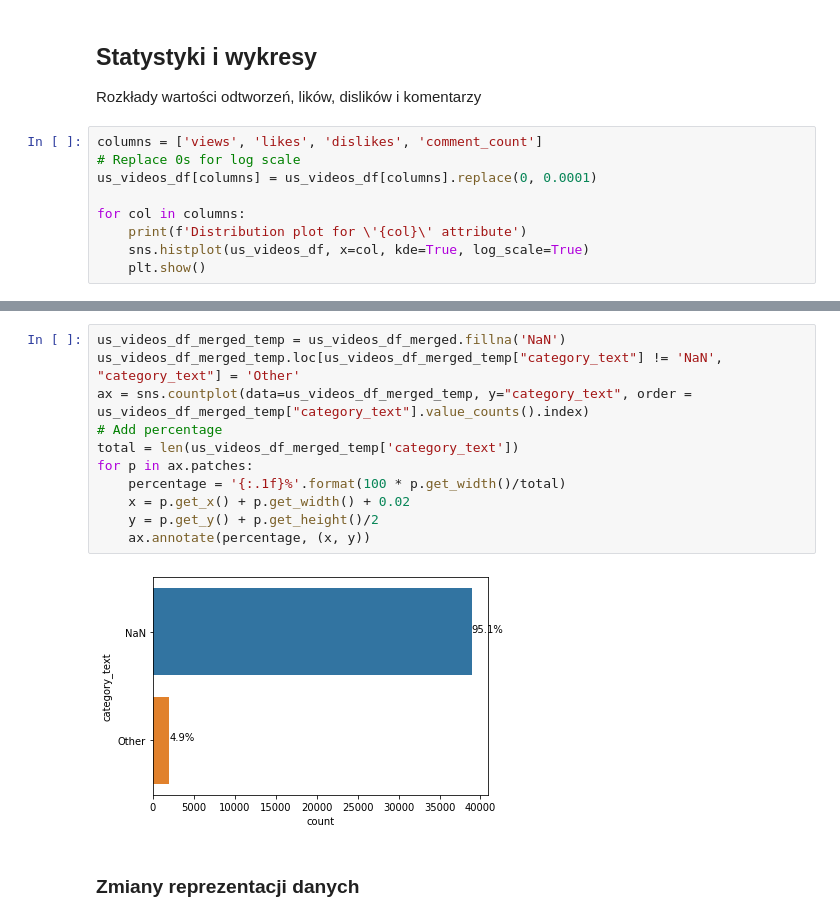
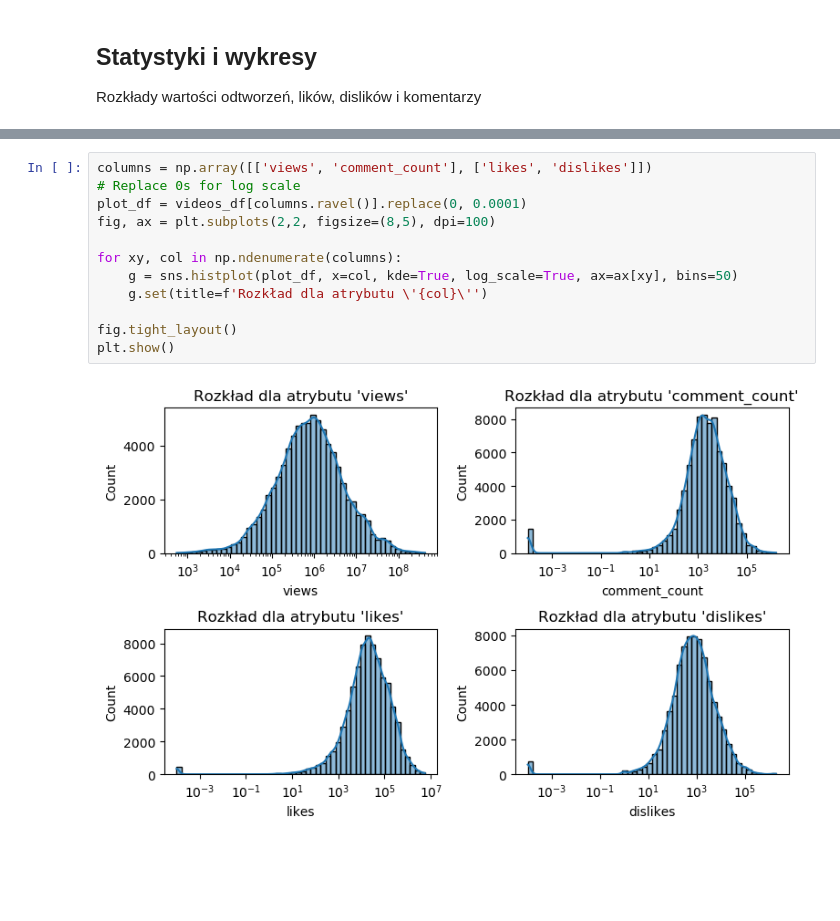
Before and after one commit to AxolotlOfConflagration/yt_trending_videos, a Jupyter notebook: checkpoint1.ipynb, the cells around one changed output, grey strips where cells are left out. Cells and saved outputs as stored; diff of their text form; blank space fills up the shorter version.

Commit message:
merged notebook

```diff
--- a/checkpoint1.ipynb
+++ b/checkpoint1.ipynb
@@ -138,12 +150,3 @@ for (title, channel), idx in {**us_missing, **gb_missing}.items():
 ## Statystyki i wykresy
 
 Rozkłady wartości odtworzeń, lików, dislików i komentarzy
-# %%
-columns = ['views', 'likes', 'dislikes', 'comment_count']
-# Replace 0s for log scale
-us_videos_df[columns] = us_videos_df[columns].replace(0, 0.0001)
-
-for col in columns:
-    print(f'Distribution plot for \'{col}\' attribute')
-    sns.histplot(us_videos_df, x=col, kde=True, log_scale=True)
-    plt.show()
@@ -216,15 +153,14 @@ sns.countplot(data=us_videos_df_merged, y="category_text", order = us_videos_df_
-# %%
-us_videos_df_merged_temp = us_videos_df_merged.fillna('NaN')
-us_videos_df_merged_temp.loc[us_videos_df_merged_temp["category_text"] != 'NaN', "category_text"] = 'Other'
-ax = sns.countplot(data=us_videos_df_merged_temp, y="category_text", order = us_videos_df_merged_temp["category_text"].value_counts().index)
-# Add percentage
-total = len(us_videos_df_merged_temp['category_text'])
-for p in ax.patches:
-    percentage = '{:.1f}%'.format(100 * p.get_width()/total)
-    x = p.get_x() + p.get_width() + 0.02
-    y = p.get_y() + p.get_height()/2
-    ax.annotate(percentage, (x, y))
-# %% [output]
-[figure, removed]
-# %% [markdown]
-### Zmiany reprezentacji danych
+# %%
+columns = np.array([['views', 'comment_count'], ['likes', 'dislikes']])
+# Replace 0s for log scale
+plot_df = videos_df[columns.ravel()].replace(0, 0.0001)
+fig, ax = plt.subplots(2,2, figsize=(8,5), dpi=100)
+
+for xy, col in np.ndenumerate(columns):
+    g = sns.histplot(plot_df, x=col, kde=True, log_scale=True, ax=ax[xy], bins=50)
+    g.set(title=f'Rozkład dla atrybutu \'{col}\'')
+
+fig.tight_layout()
+plt.show()
+# %% [output]
+[figure, added]
```
Also changed, not shown: parts of 84 cells of this notebook, 1 other file.
